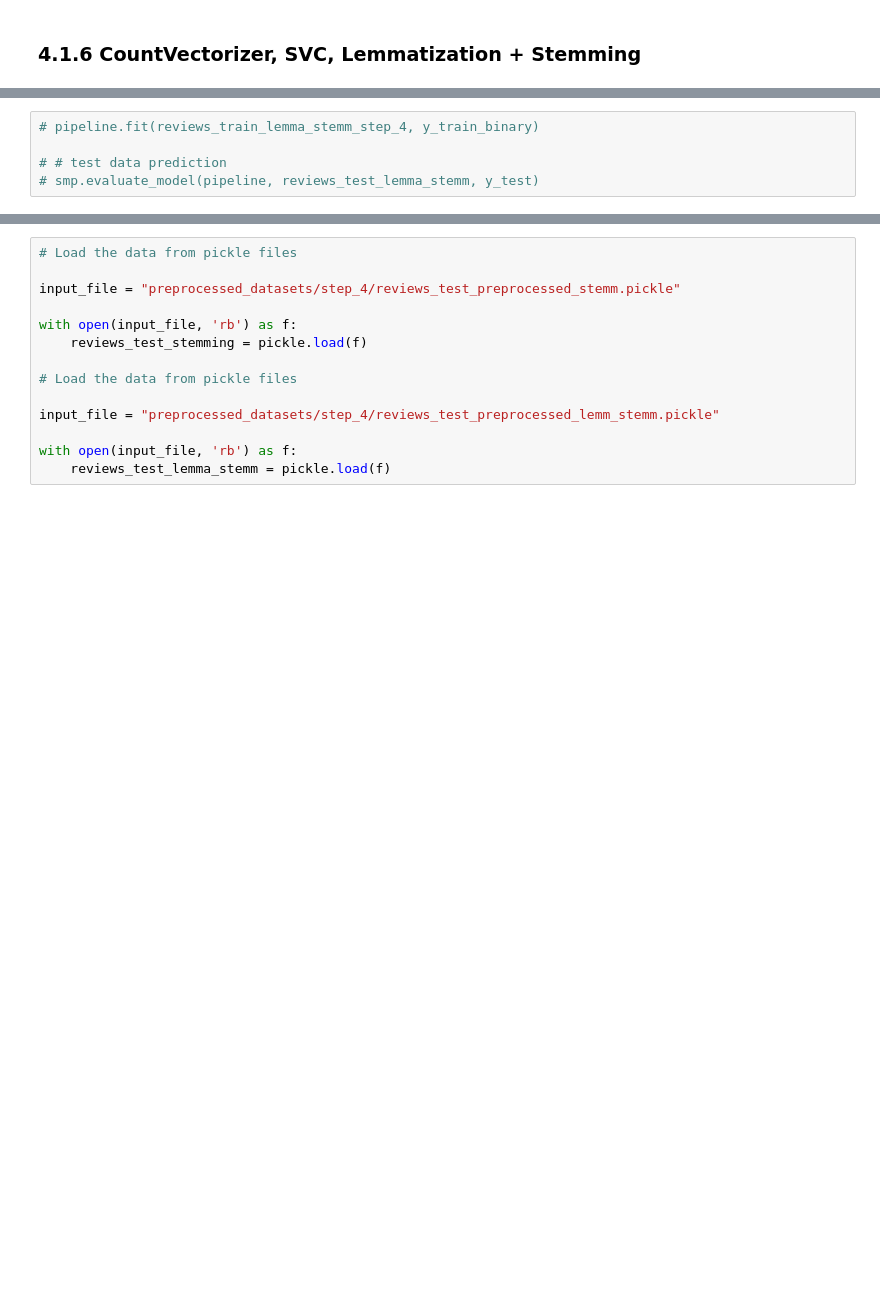
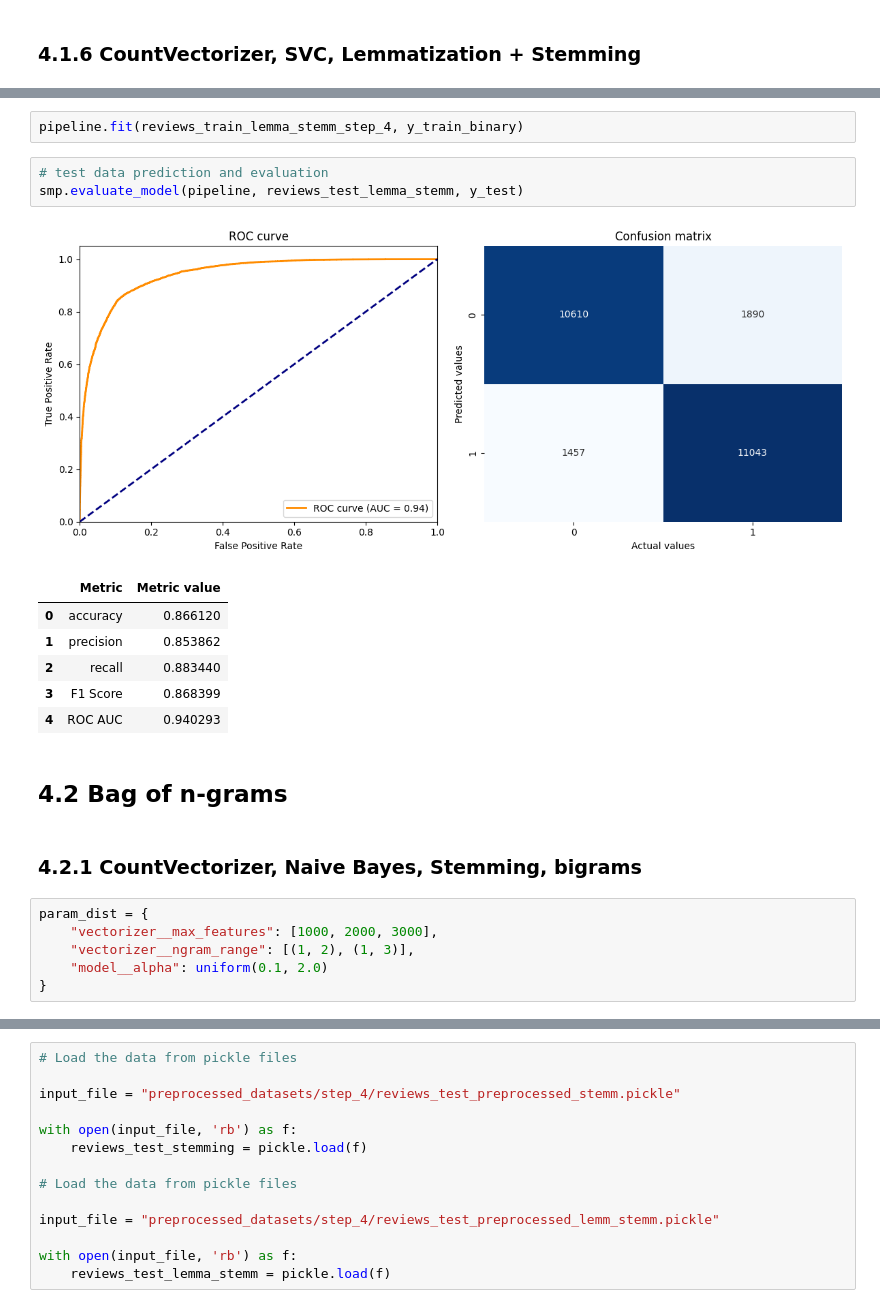
Before and after one commit to KonradKaczmarek79/sentiment_analysis_on_movie_reviews, a Jupyter notebook: Sentiment_analysis_on_movie_reviews_main.ipynb, the cells around one changed output, grey strips where cells are left out. Cells and saved outputs as stored; diff of their text form; blank space fills up the shorter version.

```diff
--- a/Sentiment_analysis_on_movie_reviews_main.ipynb
+++ b/Sentiment_analysis_on_movie_reviews_main.ipynb
@@ -1047,5 +1058,23 @@ smp.evaluate_model(pipeline, reviews_test_lemma_stemm, y_test)
+# %%
+pipeline.fit(reviews_train_lemma_stemm_step_4, y_train_binary)
 # %%
-# pipeline.fit(reviews_train_lemma_stemm_step_4, y_train_binary)
-
-# # test data prediction
-# smp.evaluate_model(pipeline, reviews_test_lemma_stemm, y_test)
+# test data prediction and evaluation
+smp.evaluate_model(pipeline, reviews_test_lemma_stemm, y_test)
+# %% [output]
+[figure, added]
+|  | Metric | Metric value |
+| 0 | accuracy | 0.866120 |
+| 1 | precision | 0.853862 |
+| 2 | recall | 0.883440 |
+| 3 | F1 Score | 0.868399 |
+| 4 | ROC AUC | 0.940293 |
+# %% [markdown]
+## 4.2 Bag of n-grams
+# %% [markdown]
+### 4.2.1 CountVectorizer, Naive Bayes, Stemming, bigrams
+# %%
+param_dist = {
+    "vectorizer__max_features": [1000, 2000, 3000],
+    "vectorizer__ngram_range": [(1, 2), (1, 3)],
+    "model__alpha": uniform(0.1, 2.0)
+}
```
Also changed, not shown: parts of 63 cells of this notebook, 4 other files.
